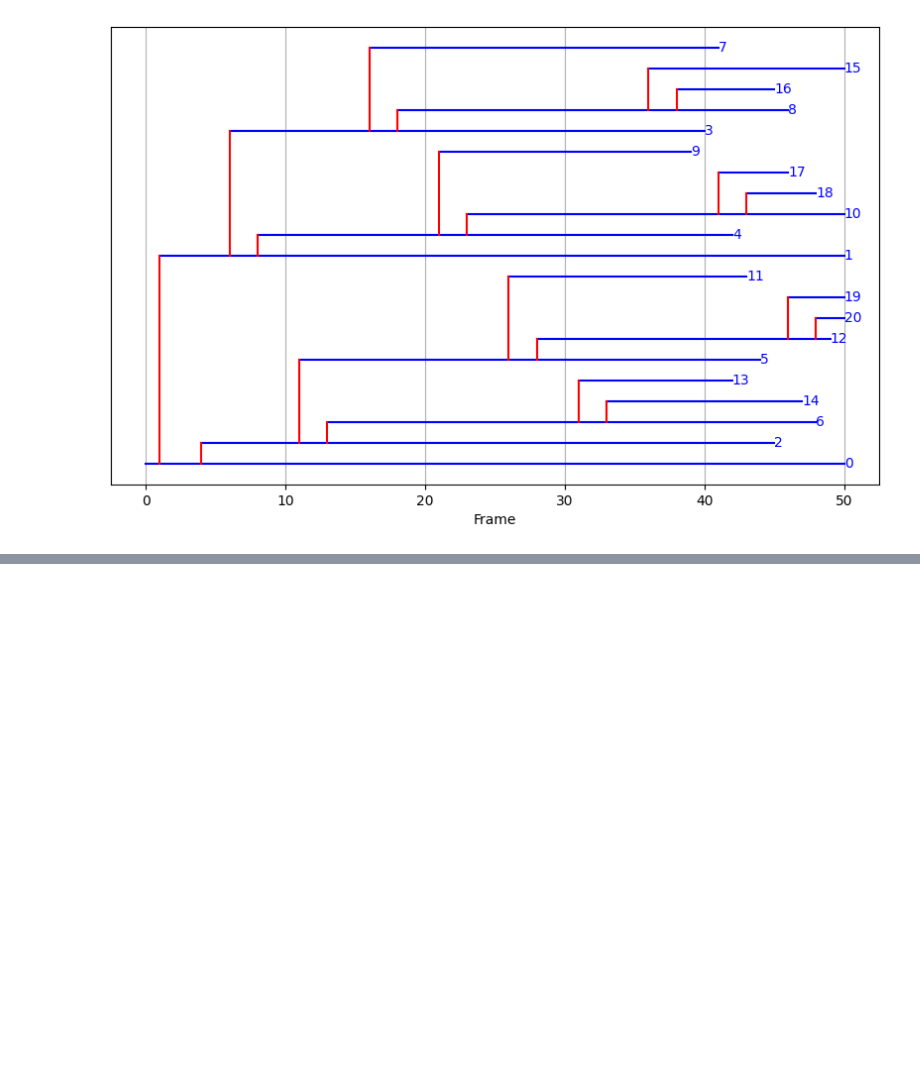
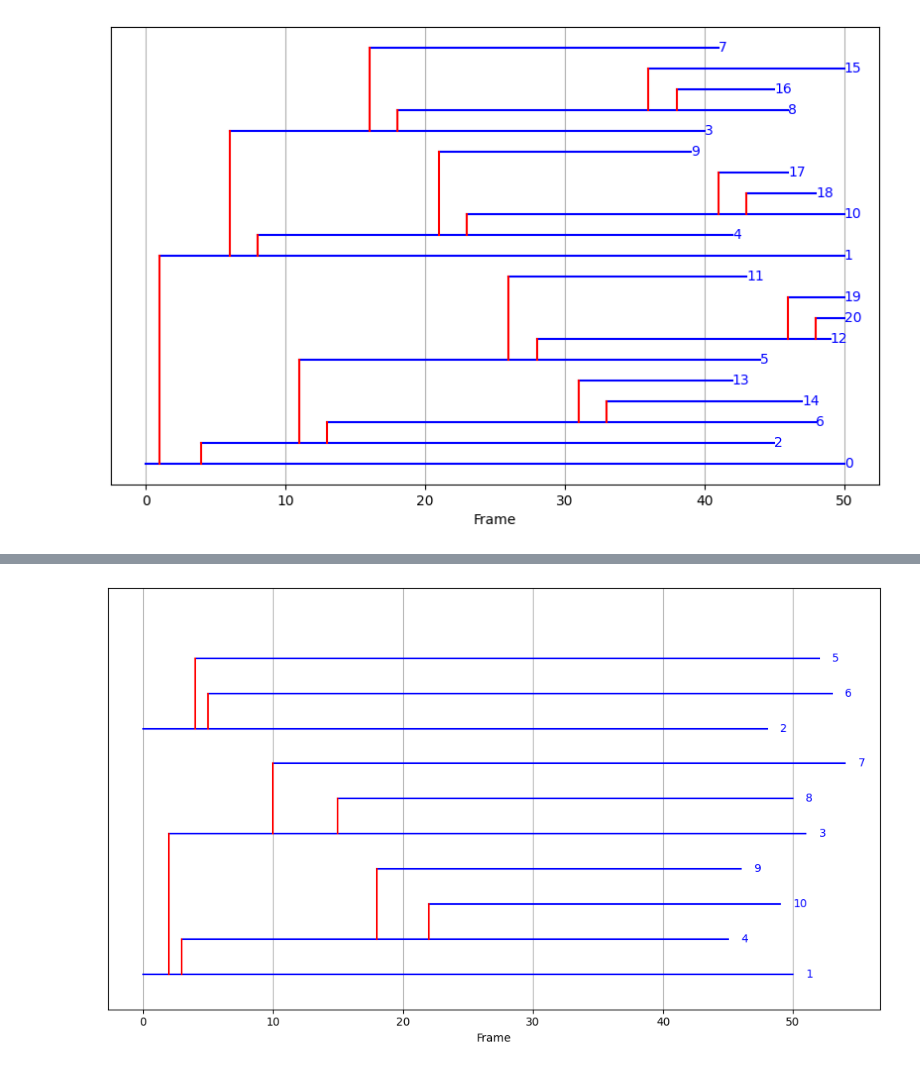
Before and after one commit to berkyalcinkaya/yeastvision, a Jupyter notebook: notebooks/test_tree.ipynb, the cells around one changed output, grey strips where cells are left out. Saved outputs shown, nothing was run; the diff lists cells and outputs as text; code cells hidden in the pictures; blank space fills up the shorter version.

```diff
--- a/notebooks/test_tree.ipynb
+++ b/notebooks/test_tree.ipynb
@@ -615,0 +843,71 @@ plt.show()
+# %%
+import matplotlib.pyplot as plt
+import numpy as np
+
+# Sample lineage data
+matrix = np.array([
+    [1, 0, 50, -1],  # First cell without mother
+    [2, 0, 48, -1],  # Second cell without mother
+    [3, 2, 51, 1],
+    [4, 3, 45, 1],
+    [5, 4, 52, 2],
+    [6, 5, 53, 2],
+    [7, 10, 54, 3],
+    [8, 15, 50, 3],
+    [9, 18, 46, 4],
+    [10, 22, 49, 4]
+])
+
+fig, ax = plt.subplots(figsize=(10, 6))
+
+# Dictionary to keep track of y-positions
+y_positions = {}
+current_y = 0  # Starting position
+
+# Plot the lineage starting from a mother cell
+def plot_lineage(mother, y):
+    global matrix
+    daughters = matrix[matrix[:,3] == mother]
+
+    # Sort daughters by birth_frame so we process the latest born first
+    daughters = daughters[daughters[:,1].argsort()[::-1]]
+
+    for daughter in daughters:
+        cell_index, birth_frame, death_frame, _ = daughter
+        y += 1
+
+        # Make sure this y value is not already occupied
+        while y in y_positions.values():
+            y += 1
+
+        ax.plot([birth_frame, death_frame], [y, y], color='blue')
+        ax.text(death_frame+1, y, str(cell_index), color='blue', verticalalignment='center', horizontalalignment='left')
+
+        if mother in y_positions:
+            ax.plot([birth_frame, birth_frame], [y_positions[mother], y], color='red')
+
+        y_positions[cell_index] = y
+
+        # Recursively plot the lineage for the daughter
+        y = plot_lineage(cell_index, y)
+
+    return y
+
+# Start with cells that don't have mothers
+no_mothers = matrix[matrix[:,3] == -1]
+
+for row in no_mothers:
+    cell_index, birth_frame, death_frame, _ = row
+    ax.plot([birth_frame, death_frame], [current_y, current_y], color='blue')
+    ax.text(death_frame+1, current_y, str(cell_index), color='blue', verticalalignment='center', horizontalalignment='left')
+    y_positions[cell_index] = current_y
+    current_y = plot_lineage(cell_index, current_y) + 1
+
+ax.set_ylim(-1, current_y + 1)
+ax.set_xlabel('Frame')
+ax.get_yaxis().set_visible(False)  # Hide the y-axis labels
+plt.grid(True)
+plt.tight_layout()  # To ensure that all labels fit in the figure
+plt.show()
+# %% [output]
+[figure, added]
```
Also changed, not shown: parts of 6 cells of this notebook, 10 other files.
